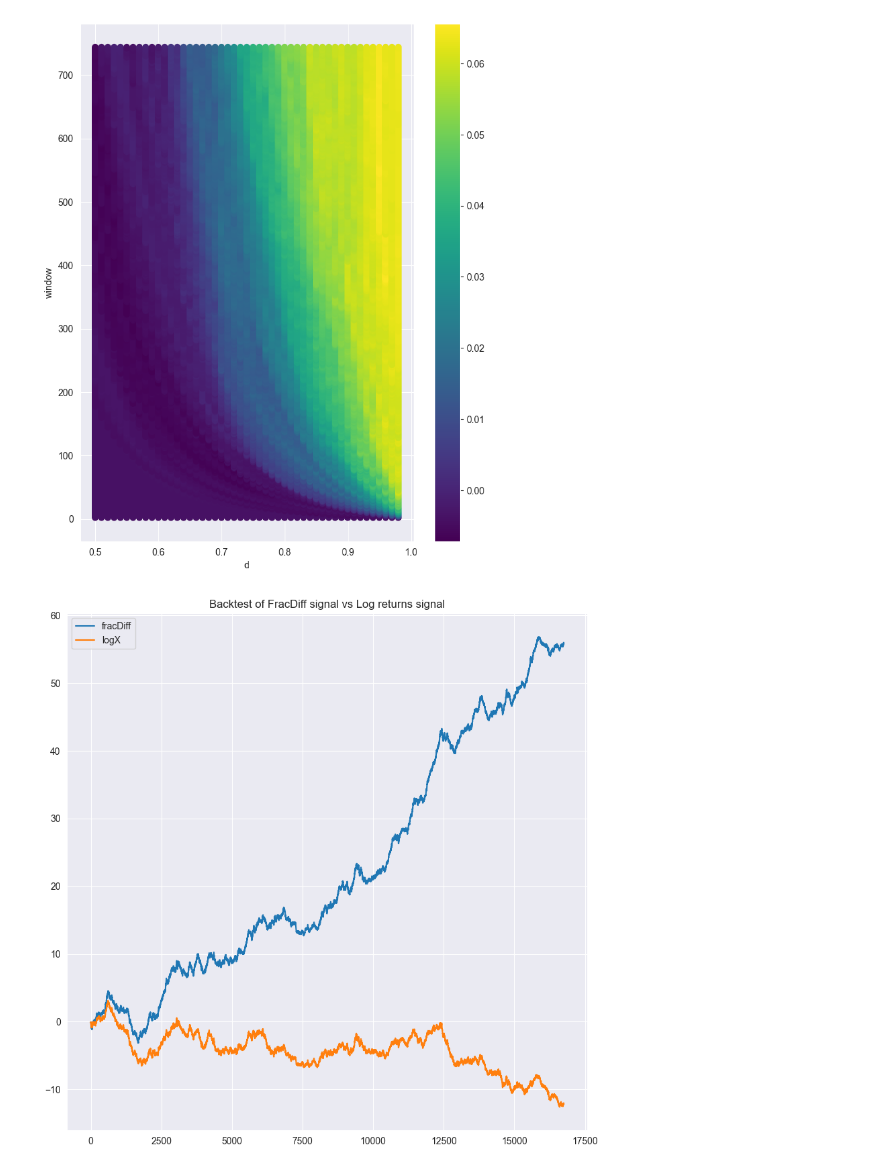
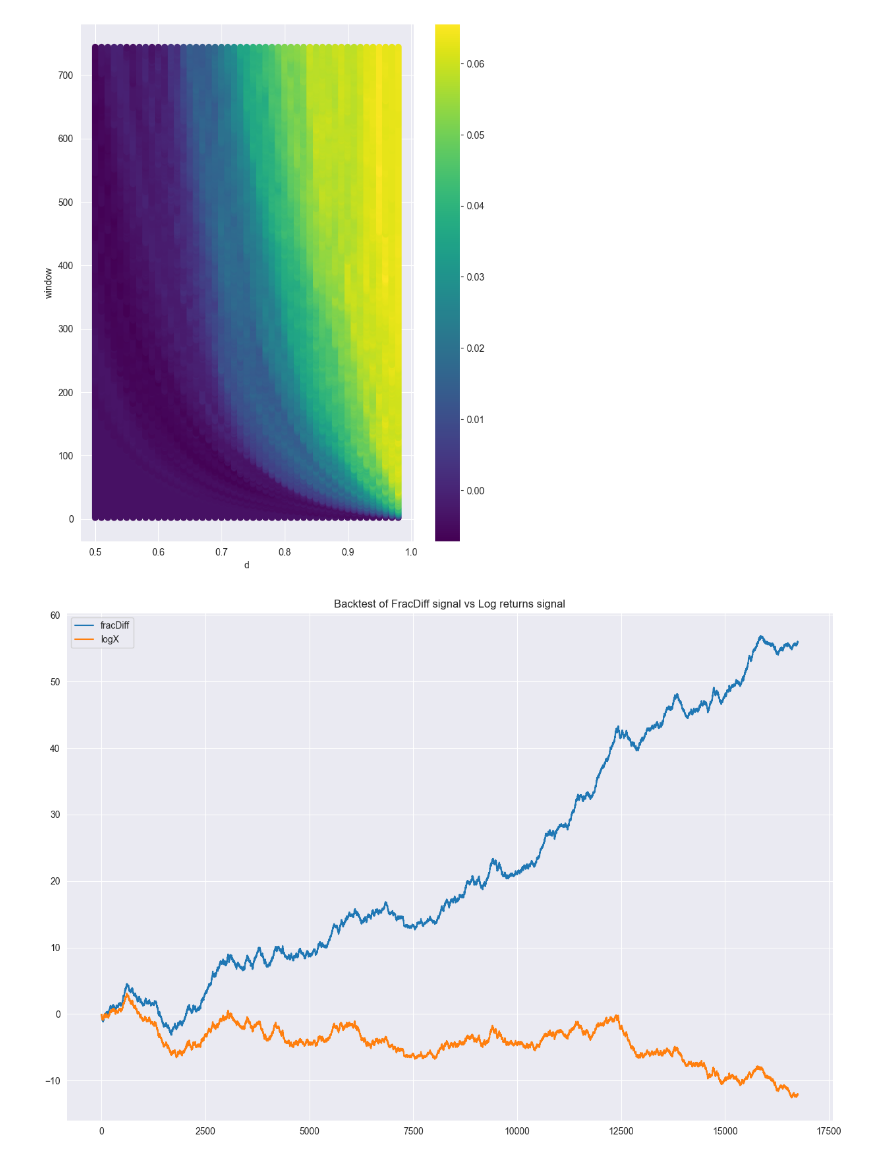
Before and after one commit to fracdiff/fracdiff, a Jupyter notebook: examples/Frac Diff Example.ipynb, the cells around one changed output. Saved outputs shown, nothing was run; the diff lists cells and outputs as text; code cells hidden in the pictures.

```diff
--- a/examples/Frac Diff Example.ipynb
+++ b/examples/Frac Diff Example.ipynb
@@ -145,19 +145,19 @@ plt.show()
 # %%
 # backtest
 logLinReg = model.fit(logX[1:], y[1:]).predict(logX[1:])
 logLinReg = np.squeeze(np.sign(logLinReg))
 logLinReg = logLinReg[search.best_params_['fracdiff__window']-1:]
 
 def backtest(signal):
     portfolio_returns = signal * close
     cumulative_returns = portfolio_returns.cumsum()
     return cumulative_returns
 
-plt.figure(figsize=(10,10))
+plt.figure(figsize=(15,10))
 plt.plot(backtest(np.squeeze(np.sign(fracDiff))))
 plt.plot(backtest(np.squeeze(np.sign(logLinReg))))
 plt.title('Backtest of FracDiff signal vs Log returns signal')
 plt.legend(['fracDiff', 'logX'])
 plt.show()
 # %% [output]
-[figure, old version]
+[figure, new version]
```
Also changed, not shown: parts of 1 cell of this notebook.
